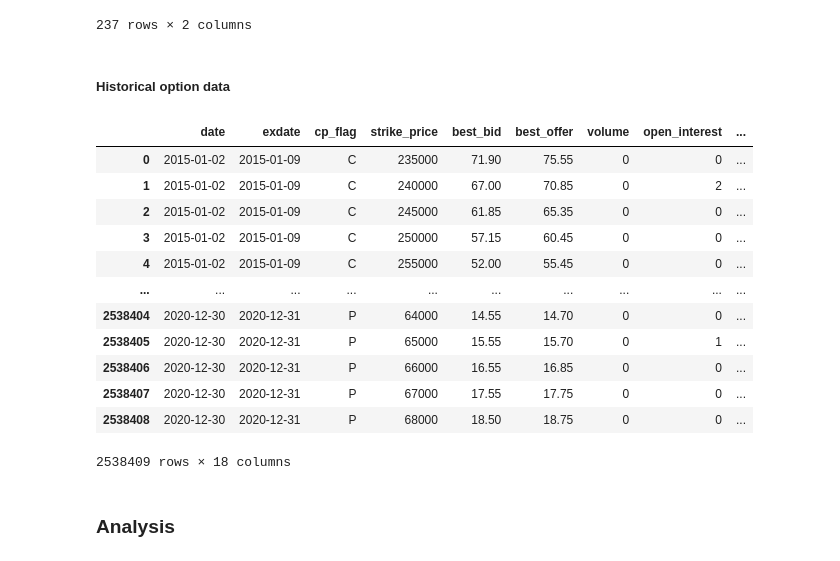
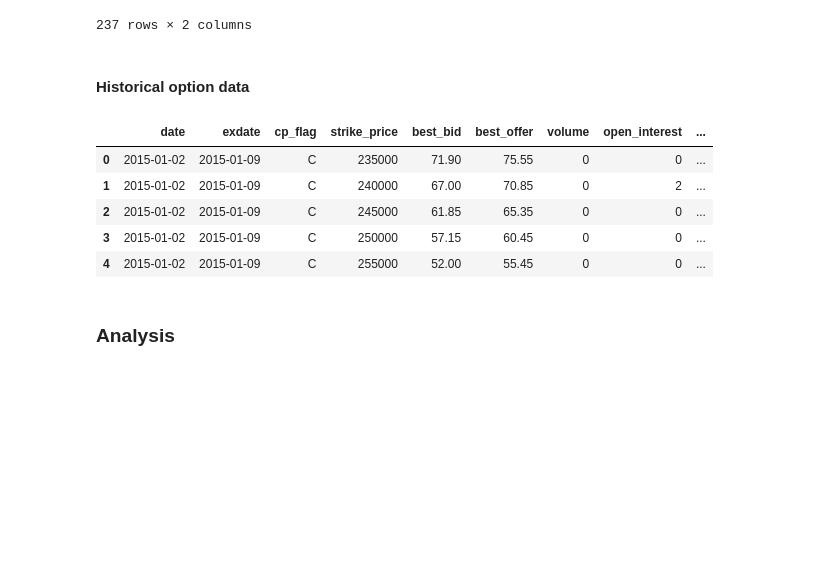
Before and after one commit to sampiaz/finmath_project, a Jupyter notebook: Krumdick_Piazza_Project_Draft.ipynb, the cells around one changed output. Cells and saved outputs as stored; diff of their text form; code cells hidden in the pictures; blank space fills up the shorter version.

```diff
--- a/Krumdick_Piazza_Project_Draft.ipynb
+++ b/Krumdick_Piazza_Project_Draft.ipynb
@@ -119,7 +111,7 @@ filing_dates
 | 296 | VZ | 2021-02-25 |
 237 rows × 2 columns
 # %% [markdown]
-##### Historical option data
+#### Historical option data
 # %%
 # this is limited to options with expiry less than 8 days from current date.
 option_data = pd.read_csv('data/OptionMetrics.csv.gz', sep = ',')
@@ -129,21 +121,14 @@ option_data['date'] = option_data.apply(lambda row: row.date.replace('/', '-', 2
 option_data['exdate'] = option_data.apply(lambda row: row.exdate.replace('/', '-', 2), axis = 1)
 # %%
 # strike_price = strike * 1000
-option_data
+option_data.head()
 # %% [output]
 |  | date | exdate | cp_flag | strike_price | best_bid | best_offer | volume | open_interest | ... |
 | 0 | 2015-01-02 | 2015-01-09 | C | 235000 | 71.90 | 75.55 | 0 | 0 | ... |
 | 1 | 2015-01-02 | 2015-01-09 | C | 240000 | 67.00 | 70.85 | 0 | 2 | ... |
 | 2 | 2015-01-02 | 2015-01-09 | C | 245000 | 61.85 | 65.35 | 0 | 0 | ... |
 | 3 | 2015-01-02 | 2015-01-09 | C | 250000 | 57.15 | 60.45 | 0 | 0 | ... |
 | 4 | 2015-01-02 | 2015-01-09 | C | 255000 | 52.00 | 55.45 | 0 | 0 | ... |
-| ... | ... | ... | ... | ... | ... | ... | ... | ... | ... |
-| 2538404 | 2020-12-30 | 2020-12-31 | P | 64000 | 14.55 | 14.70 | 0 | 0 | ... |
-| 2538405 | 2020-12-30 | 2020-12-31 | P | 65000 | 15.55 | 15.70 | 0 | 1 | ... |
-| 2538406 | 2020-12-30 | 2020-12-31 | P | 66000 | 16.55 | 16.85 | 0 | 0 | ... |
-| 2538407 | 2020-12-30 | 2020-12-31 | P | 67000 | 17.55 | 17.75 | 0 | 0 | ... |
-| 2538408 | 2020-12-30 | 2020-12-31 | P | 68000 | 18.50 | 18.75 | 0 | 0 | ... |
-2538409 rows × 18 columns
 # %% [markdown]
 ### Analysis
 # %%
```
Also changed, not shown: parts of 34 cells of this notebook.
